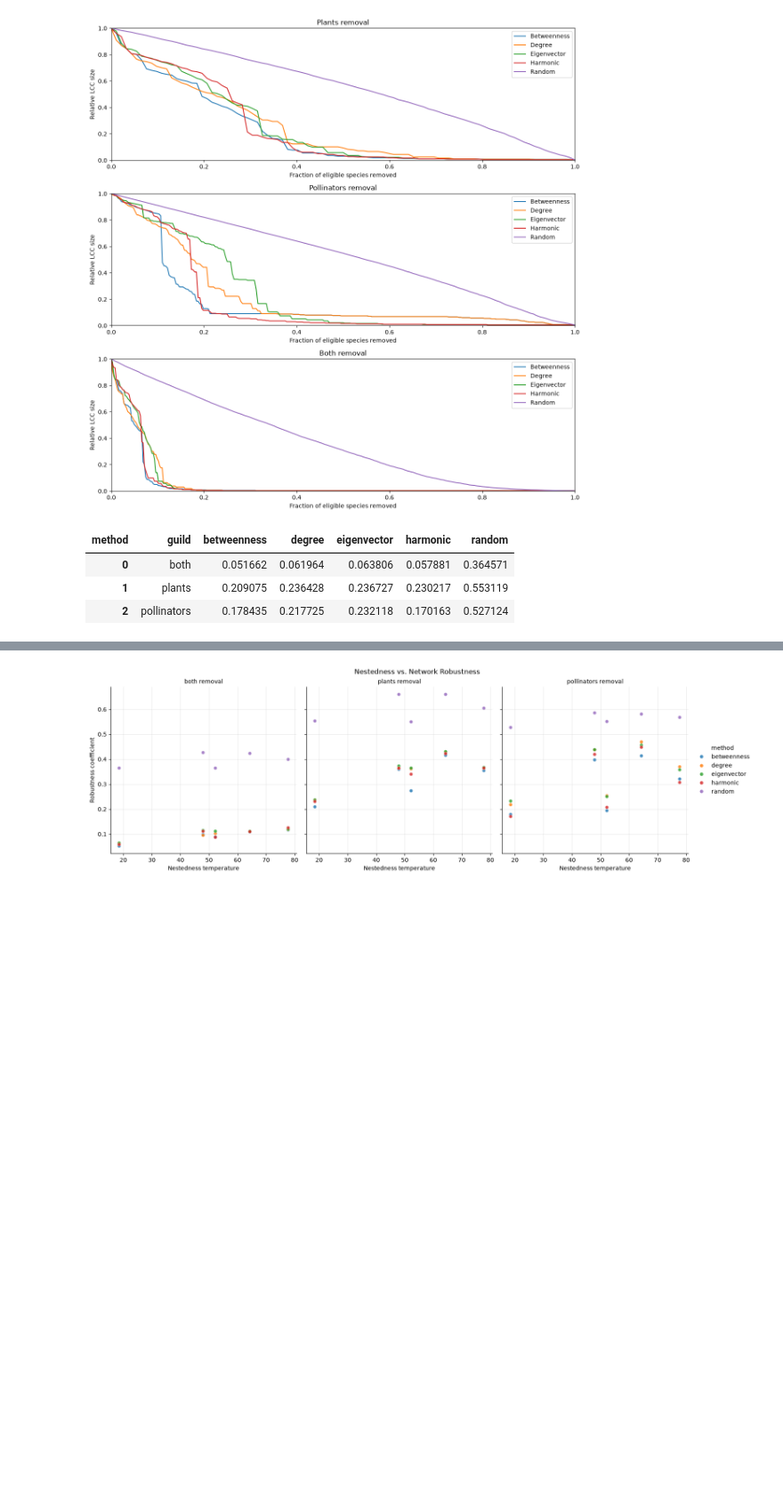
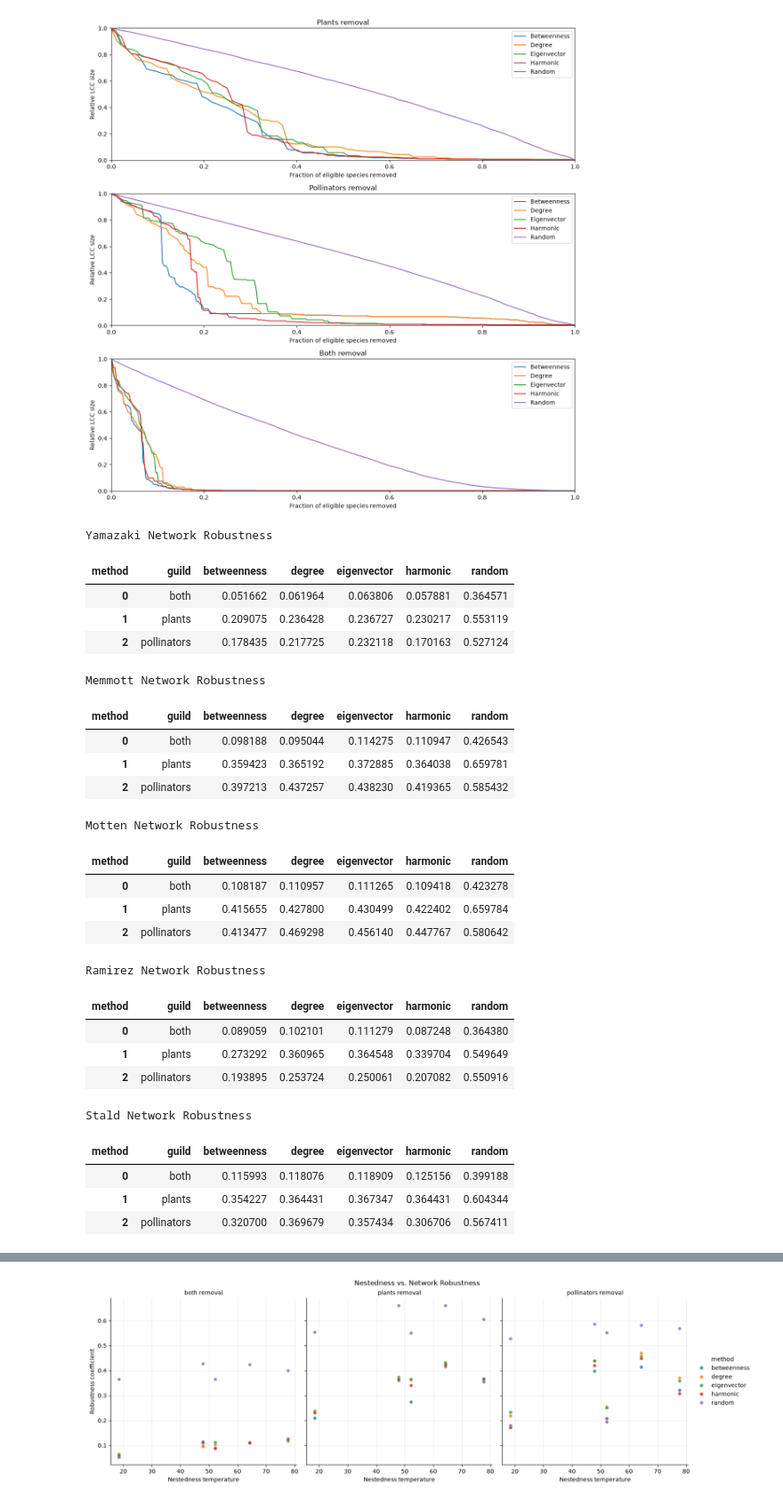
Before and after one commit to hyunderscore/biol4200-networks-project, a Jupyter notebook: code/code.ipynb, the cells around one changed output, grey strips where cells are left out. Shown at 89% size. Saved outputs shown, nothing was run; the diff lists cells and outputs as text; code cells hidden in the pictures; blank space fills up the shorter version.

```diff
--- a/code/code.ipynb
+++ b/code/code.ipynb
@@ -363,10 +339,38 @@ plot_removals(yamazaki_df)
 # %% [output]
 [figure]
 # %%
-calculate_robustness(yamazaki_df)
+#view individual robustness values for each network
+from IPython.display import display
+
+display(yamazaki_robust.style.set_caption("Yamazaki Network Robustness"))
+display(memmott_robust.style.set_caption("Memmott Network Robustness"))
+display(motten_robust.style.set_caption("Motten Network Robustness"))
+display(ramirez_robust.style.set_caption("Ramirez Network Robustness"))
+display(stald_robust.style.set_caption("Stald Network Robustness"))
 # %% [output]
+Yamazaki Network Robustness
 | method | guild | betweenness | degree | eigenvector | harmonic | random |
 | 0 | both | 0.051662 | 0.061964 | 0.063806 | 0.057881 | 0.364571 |
 | 1 | plants | 0.209075 | 0.236428 | 0.236727 | 0.230217 | 0.553119 |
 | 2 | pollinators | 0.178435 | 0.217725 | 0.232118 | 0.170163 | 0.527124 |
+Memmott Network Robustness
+| method | guild | betweenness | degree | eigenvector | harmonic | random |
+| 0 | both | 0.098188 | 0.095044 | 0.114275 | 0.110947 | 0.426543 |
+| 1 | plants | 0.359423 | 0.365192 | 0.372885 | 0.364038 | 0.659781 |
+| 2 | pollinators | 0.397213 | 0.437257 | 0.438230 | 0.419365 | 0.585432 |
+Motten Network Robustness
+| method | guild | betweenness | degree | eigenvector | harmonic | random |
+| 0 | both | 0.108187 | 0.110957 | 0.111265 | 0.109418 | 0.423278 |
+| 1 | plants | 0.415655 | 0.427800 | 0.430499 | 0.422402 | 0.659784 |
+| 2 | pollinators | 0.413477 | 0.469298 | 0.456140 | 0.447767 | 0.580642 |
+Ramirez Network Robustness
+| method | guild | betweenness | degree | eigenvector | harmonic | random |
+| 0 | both | 0.089059 | 0.102101 | 0.111279 | 0.087248 | 0.364380 |
+| 1 | plants | 0.273292 | 0.360965 | 0.364548 | 0.339704 | 0.549649 |
+| 2 | pollinators | 0.193895 | 0.253724 | 0.250061 | 0.207082 | 0.550916 |
+Stald Network Robustness
+| method | guild | betweenness | degree | eigenvector | harmonic | random |
+| 0 | both | 0.115993 | 0.118076 | 0.118909 | 0.125156 | 0.399188 |
+| 1 | plants | 0.354227 | 0.364431 | 0.367347 | 0.364431 | 0.604344 |
+| 2 | pollinators | 0.320700 | 0.369679 | 0.357434 | 0.306706 | 0.567411 |
 # %%
```
Also changed, not shown: parts of 9 cells of this notebook.
